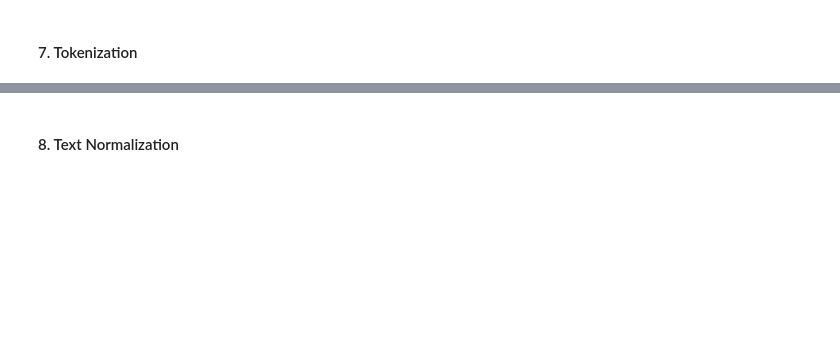
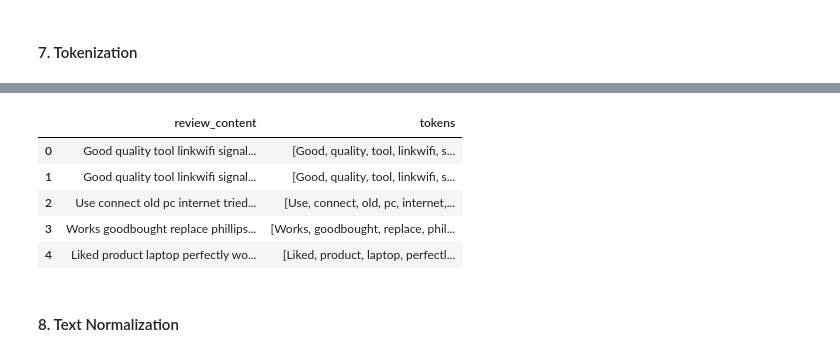
Before and after one commit to Sneha8126/ML---Unsupervised-Learning-Project, a Jupyter notebook: Sneha_copy_of_Sample_ML_Submission_Clustering_Template.ipynb, the cells around one changed output, grey strips where cells are left out. Saved outputs shown, nothing was run; the diff lists cells and outputs as text; code cells hidden in the pictures; blank space fills up the shorter version.

```diff
--- a/Sneha_copy_of_Sample_ML_Submission_Clustering_Template.ipynb
+++ b/Sneha_copy_of_Sample_ML_Submission_Clustering_Template.ipynb
@@ -1311,0 +1464,15 @@ Answer Here.
+# %%
+# Remove Stopwords
+
+import nltk
+nltk.download('stopwords')
+
+from nltk.corpus import stopwords
+
+stop_words = set(stopwords.words('english'))
+
+df['review_content'] = df['review_content'].apply(
+    lambda x: ' '.join(word for word in str(x).split() if word not in stop_words)
+)
+
+df[['review_content']].head()
@@ -1311,0 +1488,7 @@ Answer Here.
+# %%
+# Remove White spaces
+df['review_content'] = df['review_content'].str.strip()
+
+df['review_content'] = df['review_content'].str.replace(r'\s+', ' ', regex=True)
+
+df[['review_content']].head()
@@ -1315,0 +1504,9 @@ Answer Here.
+# %%
+# Rephrase Text
+
+df['review_content'] = df['review_content'].apply(
+    lambda x: ' '.join(str(x).split()).capitalize()
+)
+
+# Display result
+df[['review_content']].head()
@@ -1320,2 +1532,17 @@ Answer Here.
+# %%
+# Tokenization
+from nltk.tokenize import word_tokenize
+# Tokenize the review_content column
+df['tokens'] = df['review_content'].apply(lambda x: word_tokenize(str(x)))
+
+# Display original text and tokens
+df[['review_content', 'tokens']].head()
+# %% [output]
+|  | review_content | tokens |
+| 0 | Good quality tool linkwifi signal... | [Good, quality, tool, linkwifi, s... |
+| 1 | Good quality tool linkwifi signal... | [Good, quality, tool, linkwifi, s... |
+| 2 | Use connect old pc internet tried... | [Use, connect, old, pc, internet,... |
+| 3 | Works goodbought replace phillips... | [Works, goodbought, replace, phil... |
+| 4 | Liked product laptop perfectly wo... | [Liked, product, laptop, perfectl... |
 # %% [markdown]
 #### 8. Text Normalization
```
Also changed, not shown: parts of 39 cells of this notebook.
